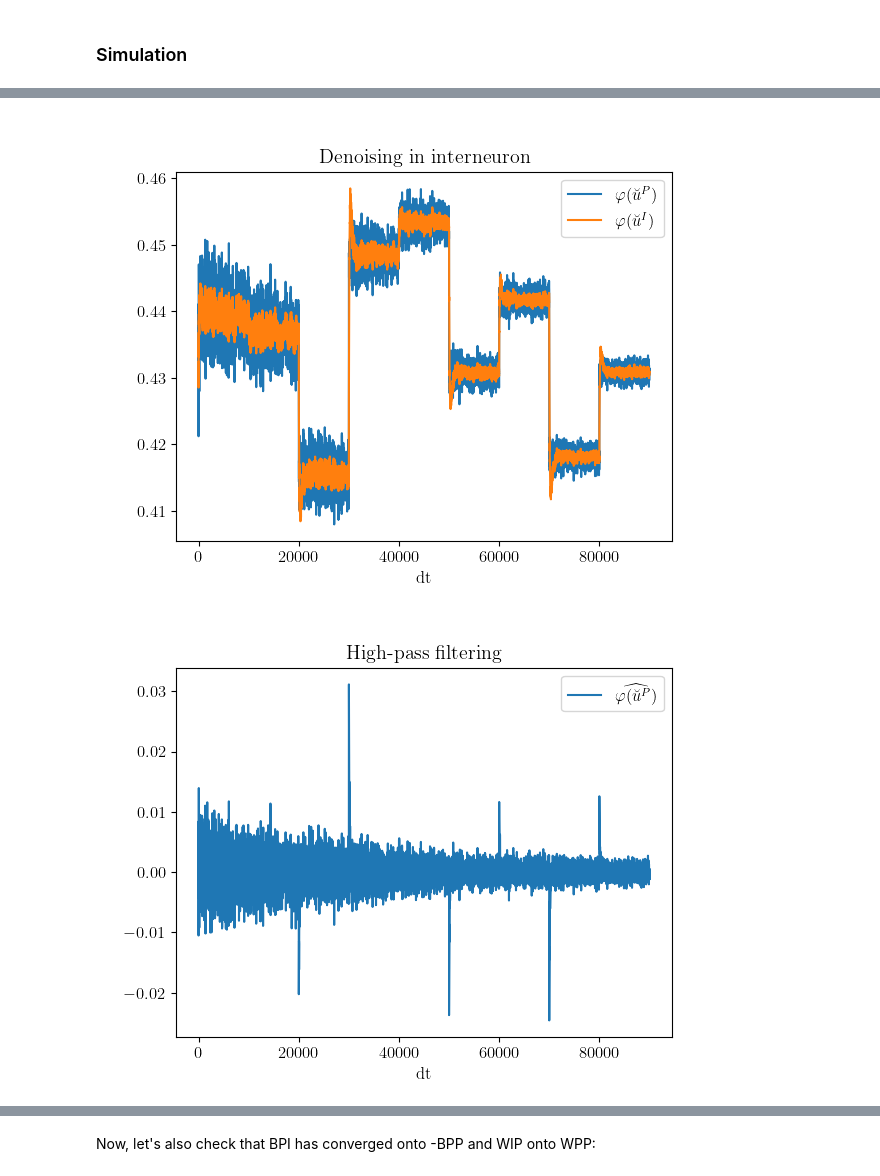
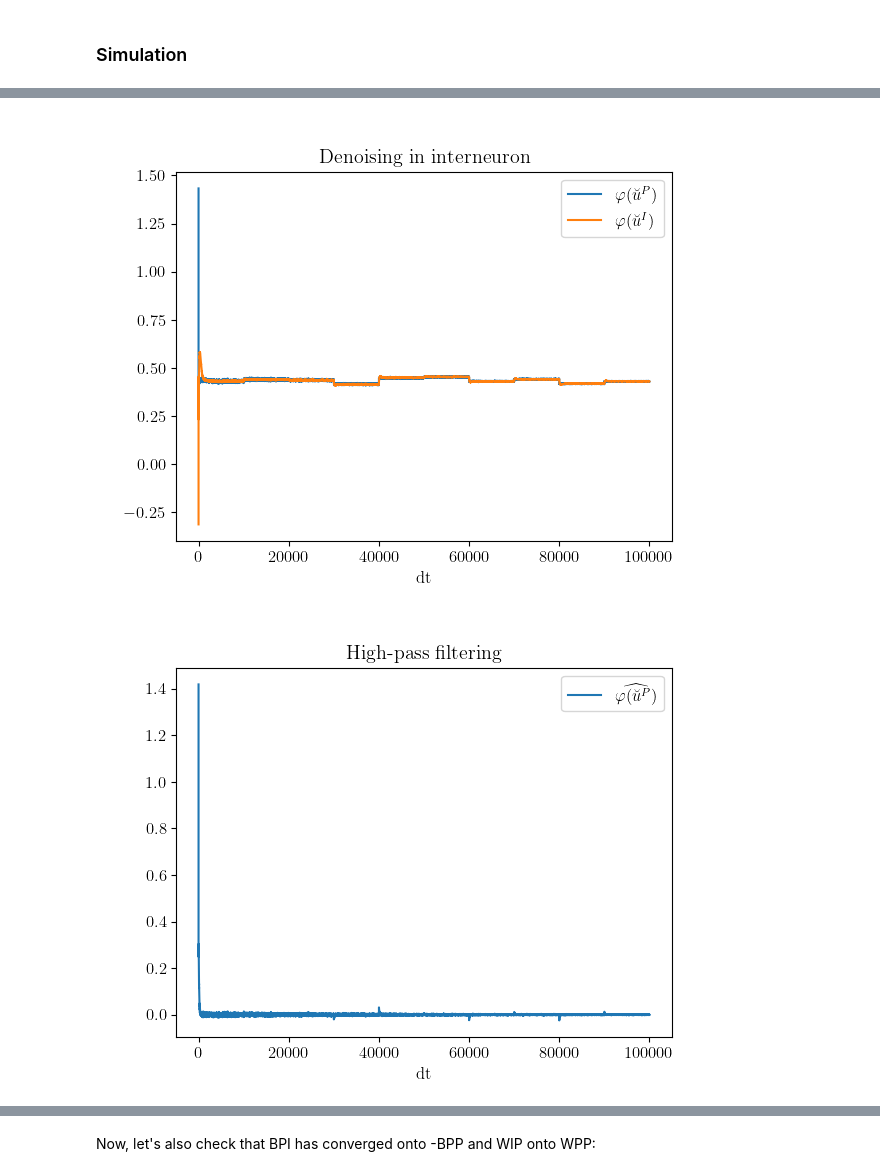
Before and after one commit to kma-code/Phaseless-Alignment-Learning, a Jupyter notebook: RtDeep/RtDeep simple demo.ipynb, the cells around one changed output, grey strips where cells are left out. Saved outputs shown, nothing was run; the diff lists cells and outputs as text; code cells hidden in the pictures.

Commit message:
Plotting

```diff
--- a/RtDeep/RtDeep simple demo.ipynb
+++ b/RtDeep/RtDeep simple demo.ipynb
@@ -174,34 +174,35 @@ Learning backward weights to layer 1
 # %%
 # fig = plt.figure()
 # rP = [rP[0] for rP in rPbreve_time_series]
 # plt.plot(np.array(rP[int(Tpres/dt):]).ravel())
 # plt.show()
 
 fig = plt.figure()
 rP = [rP[1] for rP in rPbreve_time_series]
-plt.plot(np.array(rP[int(Tpres/dt):]).ravel(), label="$\\varphi{(\\breve{u}^P)}$")
-plt.plot(np.array(rIbreve_time_series[int(Tpres/dt):]).ravel(), label="$\\varphi{(\\breve{u}^I)}$")
+plt.plot(np.array(rP[0*int(Tpres/dt):]).ravel(), label="$\\varphi{(\\breve{u}^P)}$")
+plt.plot(np.array(rIbreve_time_series[0*int(Tpres/dt):]).ravel(), label="$\\varphi{(\\breve{u}^I)}$")
 plt.legend()
+# plt.gca().set_xlim(left=int(Tpres/dt))
 plt.title("Denoising in interneuron")
 plt.xlabel('dt')
 plt.show()
 
 
 fig = plt.figure()
 rPbreve_HI = [rPbreve_HI[1] for rPbreve_HI in rPbreve_HI_time_series]
-plt.plot(np.array(rPbreve_HI[int(Tpres/dt):]).ravel(), label="$\widehat{\\varphi{(\\breve{u}^P)}}$")
+plt.plot(np.array(rPbreve_HI[0*int(Tpres/dt):]).ravel(), label="$\widehat{\\varphi{(\\breve{u}^P)}}$")
 plt.xlabel('dt')
 plt.title("High-pass filtering")
 plt.legend()
 plt.show()
 
 fig = plt.figure()
 xibreve = [xibreve[0] for xibreve in xibreve_time_series]
-plt.plot(np.array(xibreve[int(Tpres/dt):]), label=["$\\breve{\\xi_1}$","$\\breve{\\xi_2}$"])
+plt.plot(np.array(xibreve[0*int(Tpres/dt):]), label=["$\\breve{\\xi_1}$","$\\breve{\\xi_2}$"])
 plt.title("Lookahead of noise")
 plt.xlabel('dt')
 plt.legend()
 plt.show()
 # %% [output]
-[figure, old version]
+[figure, new version]
-[figure, old version]
+[figure, new version]
```
Also changed, not shown: parts of 1 cell of this notebook.
